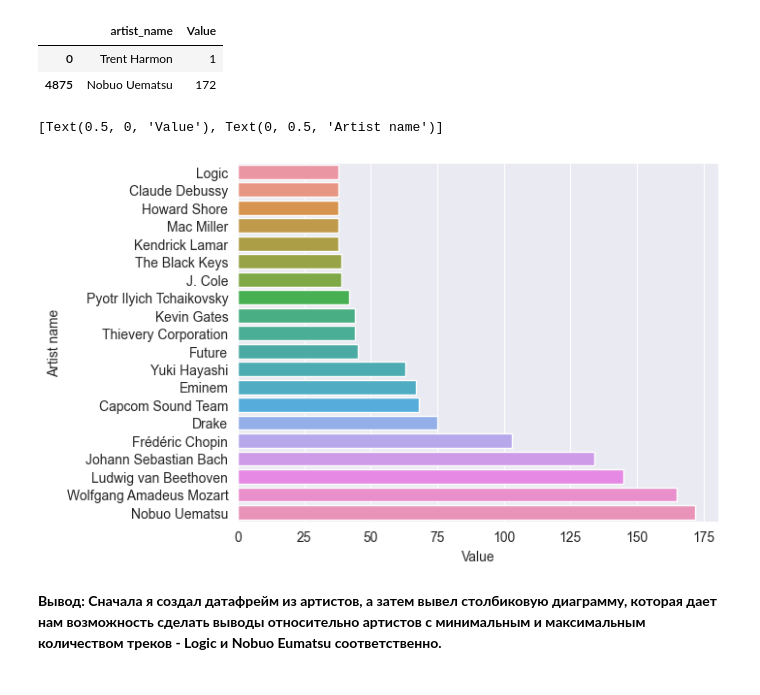
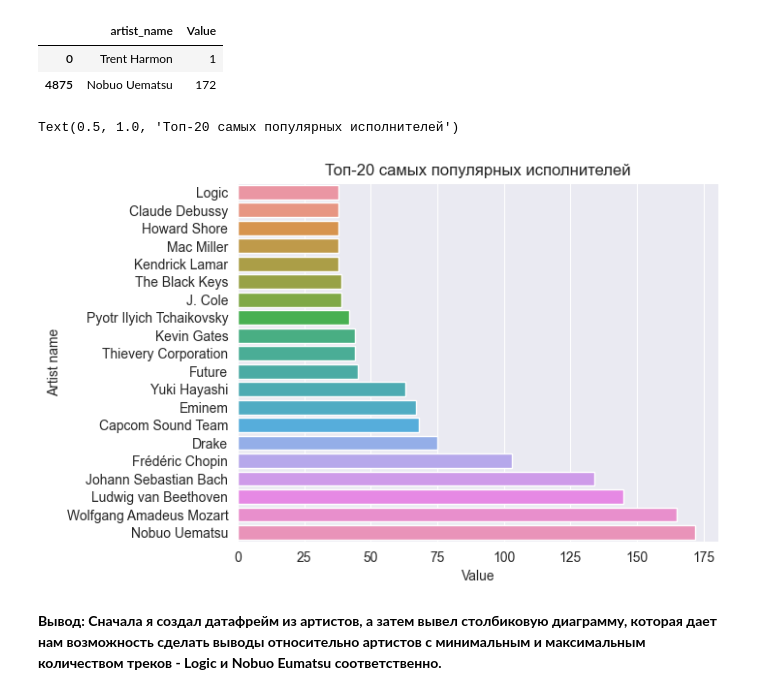
Before and after one commit to hellkirl/cs102, a Jupyter notebook: homework06/hw6_python.ipynb, the cells around one changed output. Drawn from its saved outputs; the diff is of its cells as text; code cells hidden in the pictures.

```diff
--- a/homework06/hw6_python.ipynb
+++ b/homework06/hw6_python.ipynb
@@ -191,10 +196,11 @@ max_min_artist.iloc[[0, -1]]
 # %%
 """Горизонтальная столбиковая диаграмма топ-20 исполнителей - шаг 3.2"""
 top_twenty_bar = sns.barplot(data=max_min_artist[-20:], x="Value", y="artist_name", orient="h", )
 top_twenty_bar.set(xlabel="Value", ylabel="Artist name")
+plt.title("Топ-20 самых популярных исполнителей")
 # %% [output]
-[Text(0.5, 0, 'Value'), Text(0, 0.5, 'Artist name')]
+Text(0.5, 1.0, 'Топ-20 самых популярных исполнителей')
-[figure, old version]
+[figure, new version]
 # %% [markdown]
 <b>Вывод:
 Сначала я создал датафрейм из артистов, а затем вывел столбиковую диаграмму, которая дает нам возможность сделать выводы относительно артистов c минимальным и максимальным количеством треков - Logic и Nobuo Eumatsu соответственно.
```
Also changed, not shown: parts of 10 cells of this notebook, 1 other file.
